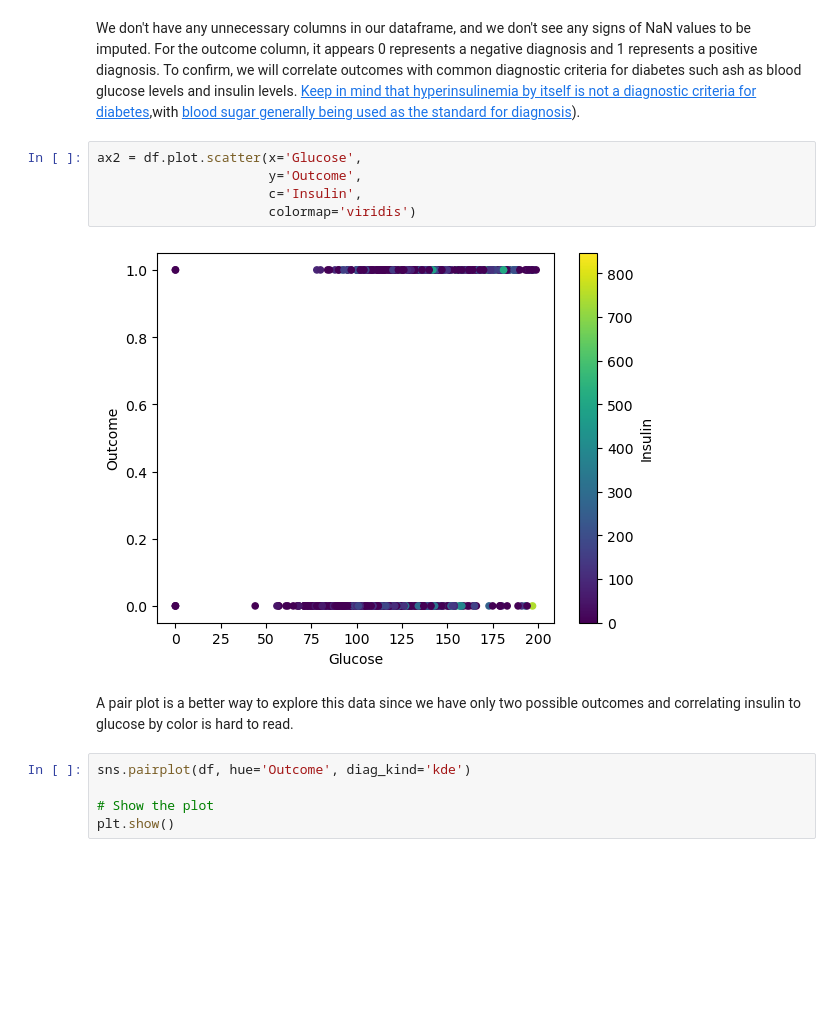
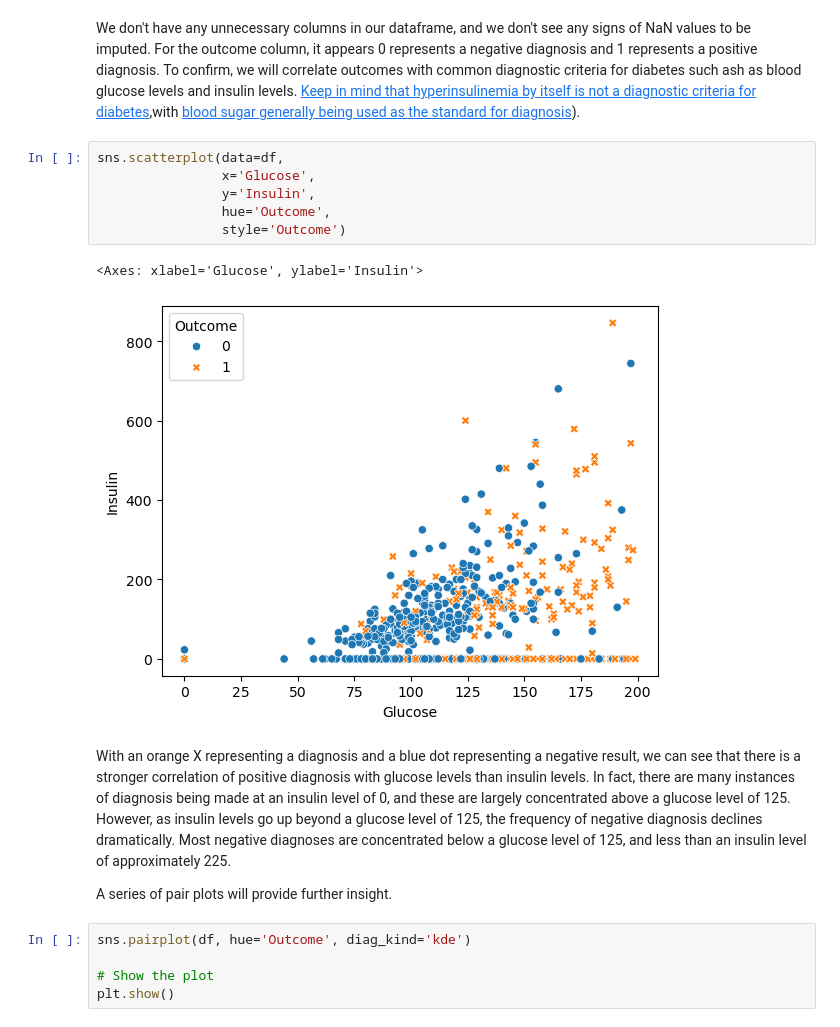
Before and after one commit to ASMach/CSCI-E184-PSET4, a Jupyter notebook: Diabetes Analysis.ipynb, the cells around one changed output. Drawn from its saved outputs; the diff is of its cells as text; blank space fills up the shorter version.

Commit message:
Reworked initial graph for superior clarity

```diff
--- a/Diabetes Analysis.ipynb
+++ b/Diabetes Analysis.ipynb
@@ -36,14 +36,18 @@ df
 # %% [markdown]
 We don't have any unnecessary columns in our dataframe, and we don't see any signs of NaN values to be imputed. For the outcome column, it appears 0 represents a negative diagnosis and 1 represents a positive diagnosis. To confirm, we will correlate outcomes with common diagnostic criteria for diabetes such ash as blood glucose levels and insulin levels. [Keep in mind that hyperinsulinemia by itself is not a diagnostic criteria for diabetes](https://www.mayoclinic.org/diseases-conditions/type-2-diabetes/expert-answers/hyperinsulinemia/faq-200584880),with [blood sugar generally being used as the standard for diagnosis](https://www.mayoclinic.org/diseases-conditions/diabetes/diagnosis-treatment/drc-20371451#:~:text=A%20blood%20sugar%20level%20less,L)).
 # %%
-ax2 = df.plot.scatter(x='Glucose',
-                      y='Outcome',
-                      c='Insulin',
-                      colormap='viridis')
+sns.scatterplot(data=df,
+                x='Glucose',
+                y='Insulin',
+                hue='Outcome',
+                style='Outcome')
 # %% [output]
+<Axes: xlabel='Glucose', ylabel='Insulin'>
-[figure, old version]
+[figure, new version]
 # %% [markdown]
-A pair plot is a better way to explore this data since we have only two possible outcomes and correlating insulin to glucose by color is hard to read.
+With an orange X representing a diagnosis and a blue dot representing a negative result, we can see that there is a stronger correlation of positive diagnosis with glucose levels than insulin levels. In fact, there are many instances of diagnosis being made at an insulin level of 0, and these are largely concentrated above a glucose level of 125. However, as insulin levels go up beyond a glucose level of 125, the frequency of negative diagnosis declines dramatically. Most negative diagnoses are concentrated below a glucose level of 125, and less than an insulin level of approximately 225.
+
+A series of pair plots will provide further insight.
 # %%
 sns.pairplot(df, hue='Outcome', diag_kind='kde')
 
```
Also changed, not shown: parts of 1 cell of this notebook.
